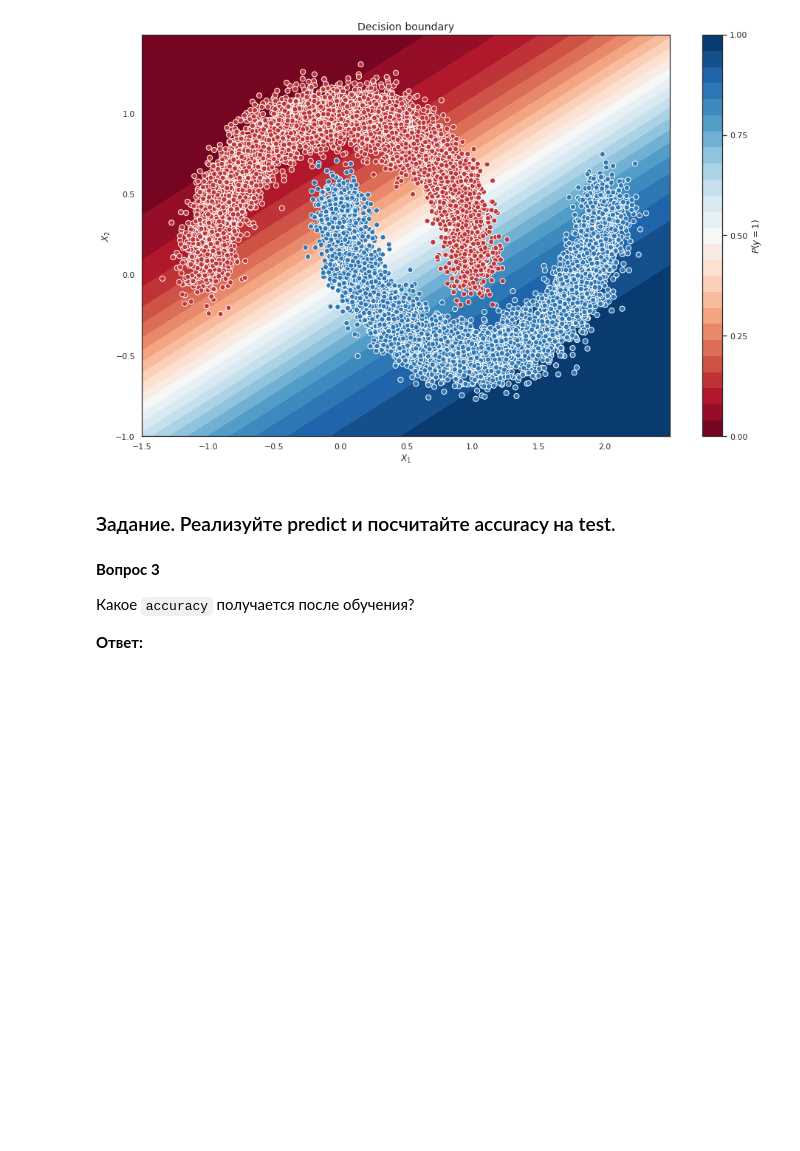
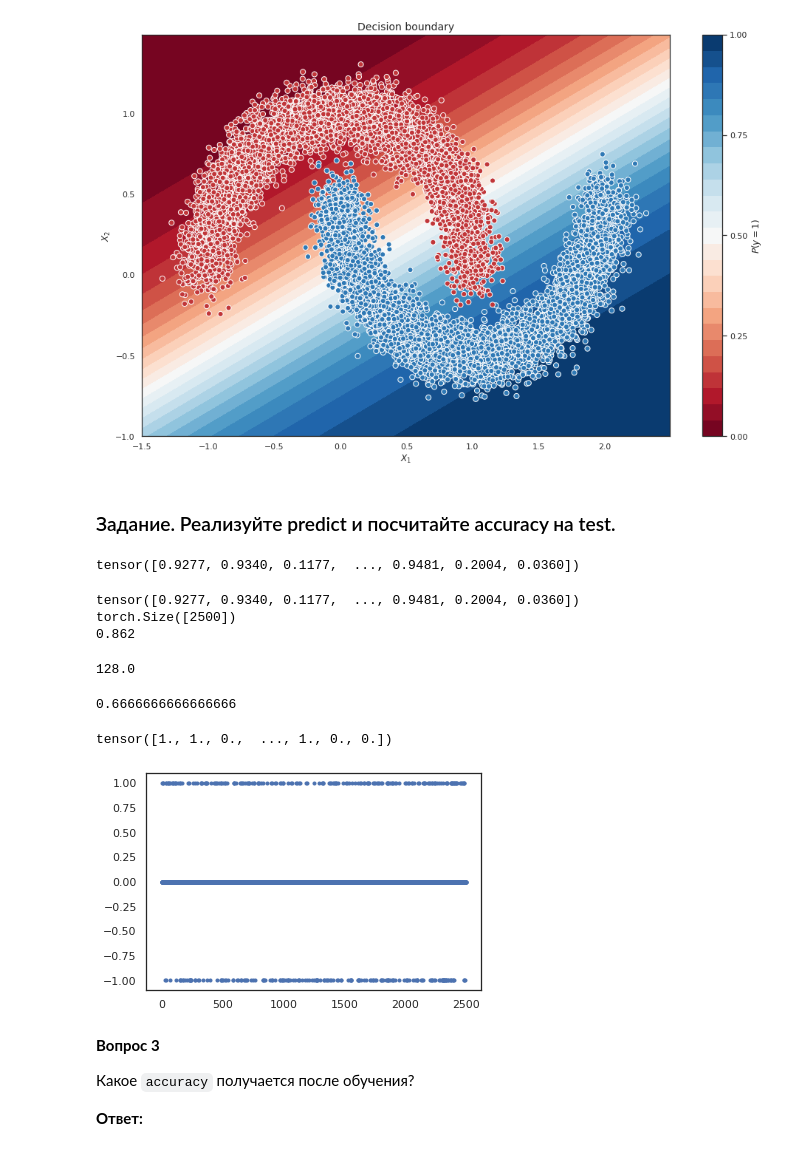
Before and after one commit to 89605502155/-1, a Jupyter notebook: [homework]dense_and_convolutional_nn.ipynb, the cells around one changed output. Drawn from its saved outputs; the diff is of its cells as text; code cells hidden in the pictures; blank space fills up the shorter version.

```diff
--- a/[homework]dense_and_convolutional_nn.ipynb
+++ b/[homework]dense_and_convolutional_nn.ipynb
@@ -227,7 +228,7 @@ def predict(dataloader, model):
     model.eval()
     predictions = np.array([])
     for x_batch, _ in dataloader:
-        <YOUR CODE>
-        preds = #YOUR CODE. Compute predictions
+        x_batch = x_batch.view(x_batch.shape[0], -1)
+        preds = linear_regression(x_batch) #YOUR CODE. Compute predictions
         predictions = np.hstack((predictions, preds.numpy().flatten()))
     return predictions.flatten()
@@ -238,3 +235,37 @@ from sklearn.metrics import accuracy_score
+# %%
+print(torch.sigmoid(torch.FloatTensor(predict(val_dataloader,linear_regression))))
+# %% [output]
+tensor([0.9277, 0.9340, 0.1177,  ..., 0.9481, 0.2004, 0.0360])
+# %%
+from sklearn.metrics import accuracy_score
+re=torch.sigmoid(torch.FloatTensor(predict(val_dataloader,linear_regression)))
+preds = (re > 0.5).type(torch.long)
+print(re)
+print(preds.shape)
+#accuracy_score(val_dataloader.dataset[:][1], preds)
+print(accuracy_score(val_dataloader.dataset[:][1], preds))
+# YOUR CODE. Compute total accuracy
+# %% [output]
+tensor([0.9277, 0.9340, 0.1177,  ..., 0.9481, 0.2004, 0.0360])
+torch.Size([2500])
+0.862
+# %%
+320000/2500
+# %% [output]
+128.0
+# %%
+accuracy_score([1,1,1],[1,0,1])
+# %% [output]
+0.6666666666666666
+# %%
+val_dataloader.dataset[:][1]
+# %% [output]
+tensor([1., 1., 0.,  ..., 1., 0., 0.])
+# %%
+plt.plot(val_dataloader.dataset[:][1]-preds,".")
+plt.show()
+# %% [output]
+[figure, added]
 # %% [markdown]
 **Вопрос 3**
 
```
Also changed, not shown: parts of 4 cells of this notebook.
